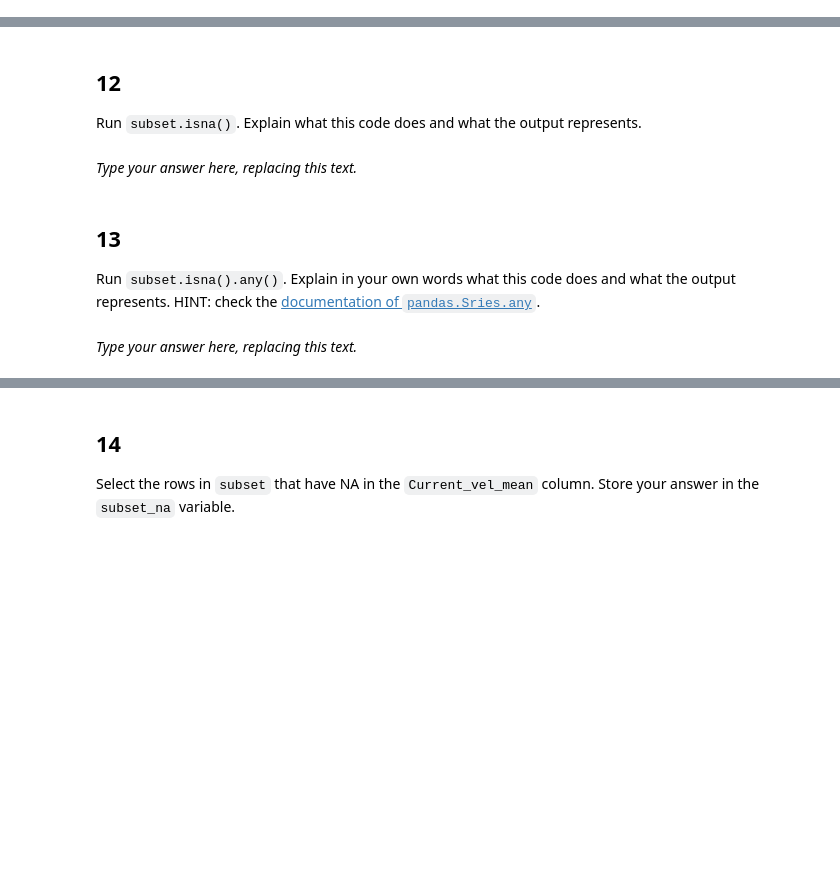
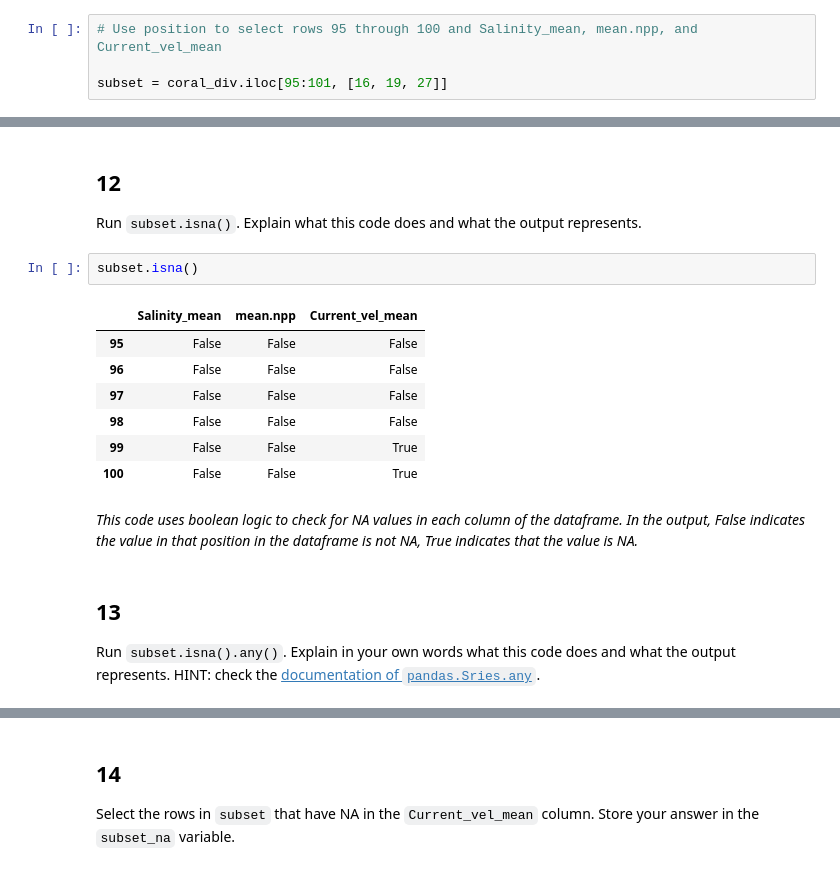
Before and after one commit to pr-scilla/eds220-hwk1, a Jupyter notebook: task2/hwk1-task2-corals.ipynb, the cells around one changed output, grey strips where cells are left out. Cells and saved outputs as stored; diff of their text form; blank space fills up the shorter version.

Commit message:
commit for all hw answers with rerun of autograder

```diff
--- a/task2/hwk1-task2-corals.ipynb
+++ b/task2/hwk1-task2-corals.ipynb
@@ -301,3 +299,7 @@ subset = ...
+# %%
+# Use position to select rows 95 through 100 and Salinity_mean, mean.npp, and Current_vel_mean
+
+subset = coral_div.iloc[95:101, [16, 19, 27]]
 # %%
 # View the dataframe
 subset
@@ -309,8 +321,18 @@ grader.check("q11")
 ## 12
 
 Run `subset.isna()`. Explain what this code does and what the output represents.
-# %% [markdown]
-_Type your answer here, replacing this text._
+# %%
+subset.isna()
+# %% [output]
+|  | Salinity_mean | mean.npp | Current_vel_mean |
+| 95 | False | False | False |
+| 96 | False | False | False |
+| 97 | False | False | False |
+| 98 | False | False | False |
+| 99 | False | False | True |
+| 100 | False | False | True |
+# %% [markdown]
+_This code uses boolean logic to check for NA values in each column of the dataframe. In the output, False indicates the value in that position in the dataframe is not NA, True indicates that the value is NA._
 # %% [markdown]
 <!-- END QUESTION -->
 
@@ -318,5 +340,3 @@ _Type your answer here, replacing this text._
 
 ## 13
 Run `subset.isna().any()`. Explain in your own words what this code does and what the output represents. HINT: check the [documentation of `pandas.Sries.any`](https://pandas.pydata.org/docs/reference/api/pandas.Series.any.html).
-# %% [markdown]
-_Type your answer here, replacing this text._
```
Also changed, not shown: parts of 10 cells of this notebook.
